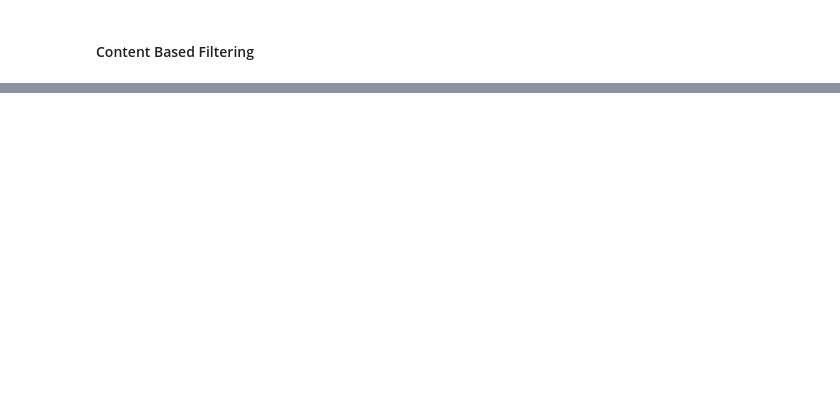
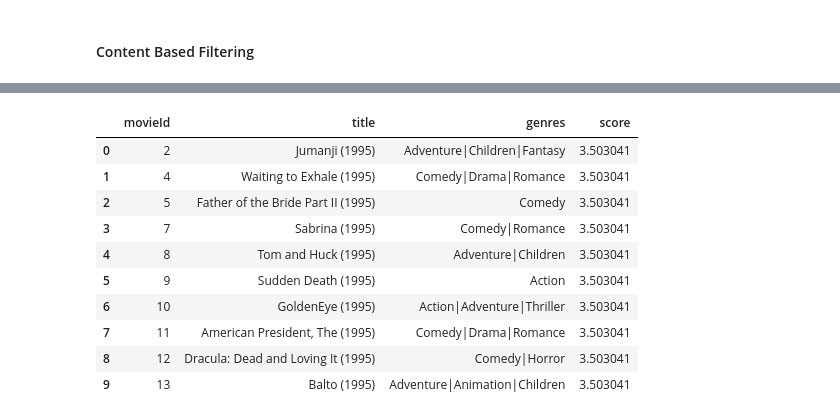
Before and after one commit to S4njuuu3291/movie-recommender, a Jupyter notebook: notebooks/2-modeling.ipynb, the cells around one changed output, grey strips where cells are left out. Drawn from its saved outputs; the diff is of its cells as text; code cells hidden in the pictures; blank space fills up the shorter version.

```diff
--- a/notebooks/2-modeling.ipynb
+++ b/notebooks/2-modeling.ipynb
@@ -379,0 +811,14 @@ Skor CBF recommender: {'precision@K_mean': 0.0039, 'recall@K_mean': 0.0151634920
+# %%
+top10_usercf
+# %% [output]
+|  | movieId | title | genres | score |
+| 0 | 2 | Jumanji (1995) | Adventure|Children|Fantasy | 3.503041 |
+| 1 | 4 | Waiting to Exhale (1995) | Comedy|Drama|Romance | 3.503041 |
+| 2 | 5 | Father of the Bride Part II (1995) | Comedy | 3.503041 |
+| 3 | 7 | Sabrina (1995) | Comedy|Romance | 3.503041 |
+| 4 | 8 | Tom and Huck (1995) | Adventure|Children | 3.503041 |
+| 5 | 9 | Sudden Death (1995) | Action | 3.503041 |
+| 6 | 10 | GoldenEye (1995) | Action|Adventure|Thriller | 3.503041 |
+| 7 | 11 | American President, The (1995) | Comedy|Drama|Romance | 3.503041 |
+| 8 | 12 | Dracula: Dead and Loving It (1995) | Comedy|Horror | 3.503041 |
+| 9 | 13 | Balto (1995) | Adventure|Animation|Children | 3.503041 |
```
Also changed, not shown: parts of 42 cells of this notebook, 13 other files.
